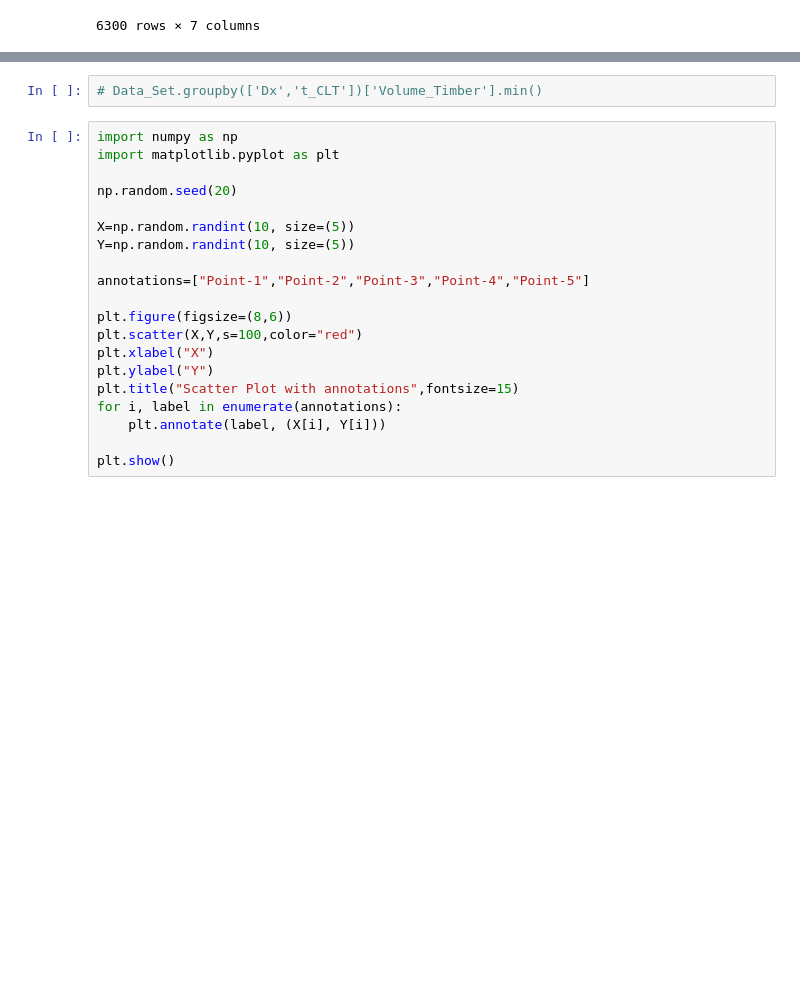
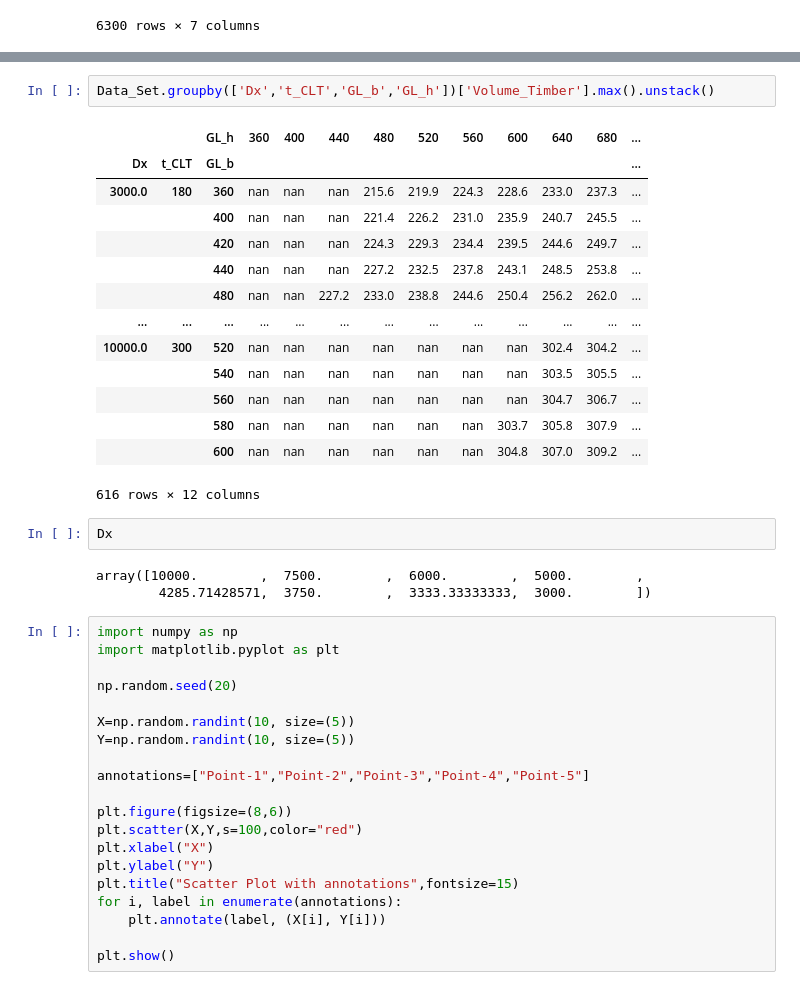
Before and after one commit to MarcoDona-CLTs/my-first-binder, a Jupyter notebook: FrameOptimization.ipynb, the cells around one changed output, grey strips where cells are left out. Cells and saved outputs as stored; diff of their text form; blank space fills up the shorter version.

```diff
--- a/FrameOptimization.ipynb
+++ b/FrameOptimization.ipynb
@@ -313,5 +344,25 @@ ax2.axes.get_yaxis().set_visible(False)
 # %%
-# Data_Set.groupby(['Dx','t_CLT'])['Volume_Timber'].min()
+Data_Set.groupby(['Dx','t_CLT','GL_b','GL_h'])['Volume_Timber'].max().unstack()
+# %% [output]
+|  |  | GL_h | 360 | 400 | 440 | 480 | 520 | 560 | 600 | 640 | 680 | ... |
+| Dx | t_CLT | GL_b |  |  |  |  |  |  |  |  |  | ... |
+| 3000.0 | 180 | 360 | nan | nan | nan | 215.6 | 219.9 | 224.3 | 228.6 | 233.0 | 237.3 | ... |
+|  |  | 400 | nan | nan | nan | 221.4 | 226.2 | 231.0 | 235.9 | 240.7 | 245.5 | ... |
+|  |  | 420 | nan | nan | nan | 224.3 | 229.3 | 234.4 | 239.5 | 244.6 | 249.7 | ... |
+|  |  | 440 | nan | nan | nan | 227.2 | 232.5 | 237.8 | 243.1 | 248.5 | 253.8 | ... |
+|  |  | 480 | nan | nan | 227.2 | 233.0 | 238.8 | 244.6 | 250.4 | 256.2 | 262.0 | ... |
+| ... | ... | ... | ... | ... | ... | ... | ... | ... | ... | ... | ... | ... |
+| 10000.0 | 300 | 520 | nan | nan | nan | nan | nan | nan | nan | 302.4 | 304.2 | ... |
+|  |  | 540 | nan | nan | nan | nan | nan | nan | nan | 303.5 | 305.5 | ... |
+|  |  | 560 | nan | nan | nan | nan | nan | nan | nan | 304.7 | 306.7 | ... |
+|  |  | 580 | nan | nan | nan | nan | nan | nan | 303.7 | 305.8 | 307.9 | ... |
+|  |  | 600 | nan | nan | nan | nan | nan | nan | 304.8 | 307.0 | 309.2 | ... |
+616 rows × 12 columns
+# %%
+Dx
+# %% [output]
+array([10000.        ,  7500.        ,  6000.        ,  5000.        ,
+        4285.71428571,  3750.        ,  3333.33333333,  3000.        ])
 # %%
 import numpy as np
 import matplotlib.pyplot as plt
```
Also changed, not shown: parts of 6 cells of this notebook.
